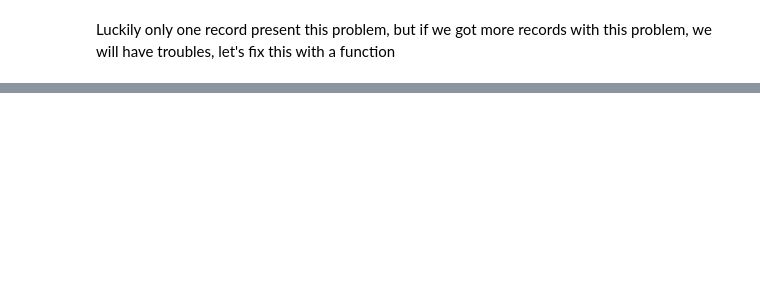
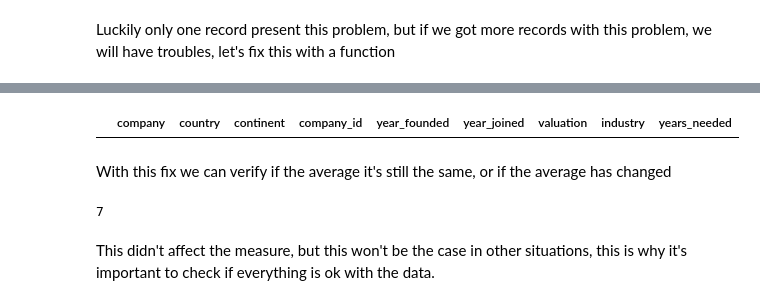
Before and after one commit to rromerov/Data-Science-Projects, a Jupyter notebook: data_analysis/unicorn_companies.ipynb, the cells around one changed output, grey strips where cells are left out. Cells and saved outputs as stored; diff of their text form; code cells hidden in the pictures; blank space fills up the shorter version.

```diff
--- a/data_analysis/unicorn_companies.ipynb
+++ b/data_analysis/unicorn_companies.ipynb
@@ -251,0 +275,15 @@ Luckily only one record present this problem, but if we got more records with th
+# %%
+# we then proceed to fix the years_needed column
+df["years_needed"]=df["year_joined"]-df["year_founded"]
+# finally we check if there are column with wrong values
+df[df["years_needed"]<0]
+# %% [output]
+|  | company | country | continent | company_id | year_founded | year_joined | valuation | industry | years_needed |
+# %% [markdown]
+With this fix we can verify if the average it's still the same, or if the average has changed
+# %%
+round(df.years_needed.mean())
+# %% [output]
+7
+# %% [markdown]
+This didn't affect the measure, but this won't be the case in other situations, this is why it's important to check if everything is ok with the data.
```
Also changed, not shown: parts of 3 cells of this notebook.
